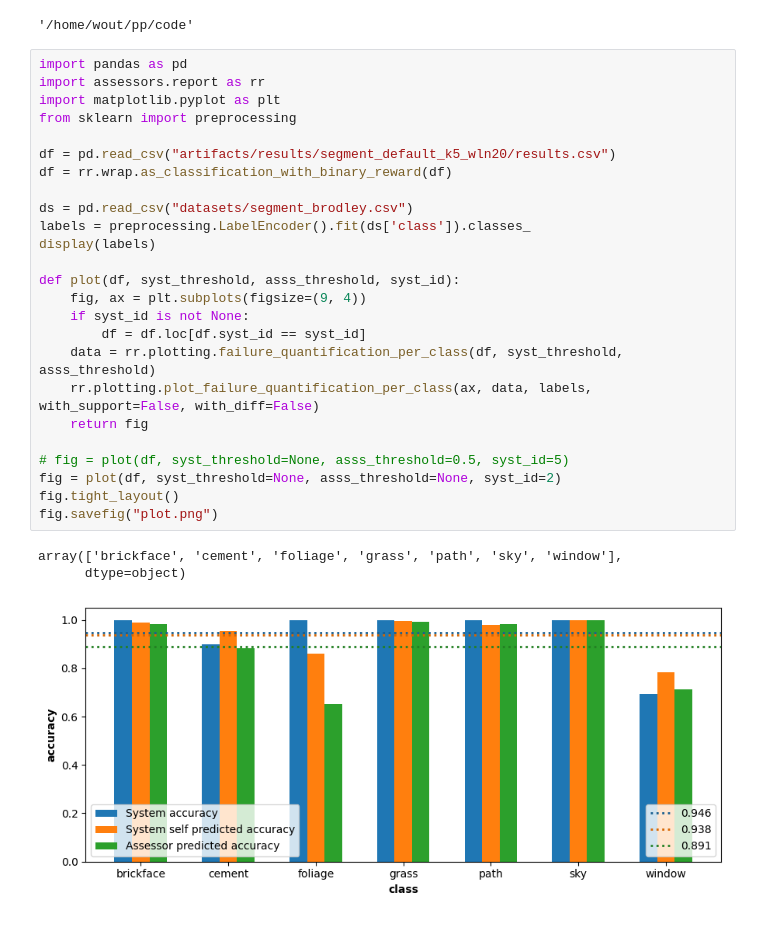
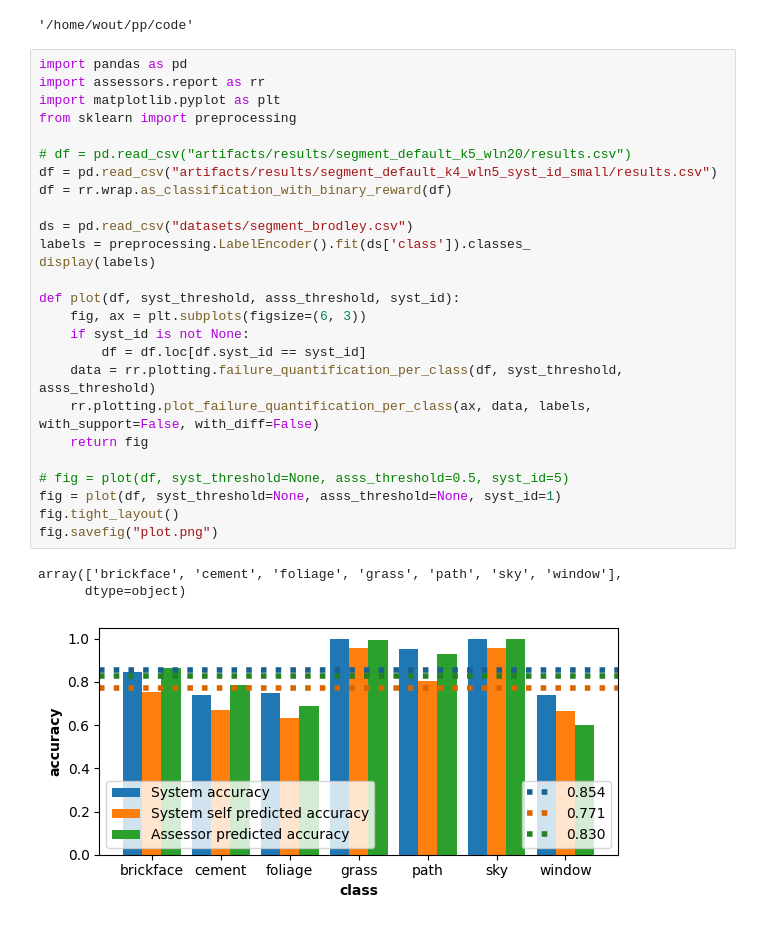
Before and after one commit to wschella/ilsp, a Jupyter notebook: notebooks/AAAI22_plots.ipynb, the cells around one changed output. Drawn from its saved outputs; the diff is of its cells as text.

```diff
--- a/notebooks/AAAI22_plots.ipynb
+++ b/notebooks/AAAI22_plots.ipynb
@@ -14,29 +14,30 @@ in_correct_dir = True
 # %%
 import pandas as pd
 import assessors.report as rr
 import matplotlib.pyplot as plt
 from sklearn import preprocessing
 
-df = pd.read_csv("artifacts/results/segment_default_k5_wln20/results.csv")
+# df = pd.read_csv("artifacts/results/segment_default_k5_wln20/results.csv")
+df = pd.read_csv("artifacts/results/segment_default_k4_wln5_syst_id_small/results.csv")
 df = rr.wrap.as_classification_with_binary_reward(df)
 
 ds = pd.read_csv("datasets/segment_brodley.csv")
 labels = preprocessing.LabelEncoder().fit(ds['class']).classes_
 display(labels)
 
 def plot(df, syst_threshold, asss_threshold, syst_id):
-    fig, ax = plt.subplots(figsize=(9, 4))
+    fig, ax = plt.subplots(figsize=(6, 3))
     if syst_id is not None:
         df = df.loc[df.syst_id == syst_id]
     data = rr.plotting.failure_quantification_per_class(df, syst_threshold, asss_threshold)
     rr.plotting.plot_failure_quantification_per_class(ax, data, labels, with_support=False, with_diff=False)
     return fig
 
 # fig = plot(df, syst_threshold=None, asss_threshold=0.5, syst_id=5)
-fig = plot(df, syst_threshold=None, asss_threshold=None, syst_id=2)
+fig = plot(df, syst_threshold=None, asss_threshold=None, syst_id=1)
 fig.tight_layout()
 fig.savefig("plot.png")
 # %% [output]
 array(['brickface', 'cement', 'foliage', 'grass', 'path', 'sky', 'window'],
       dtype=object)
-[figure, old version]
+[figure, new version]
```
Also changed, not shown: parts of 1 cell of this notebook, 10 other files.
